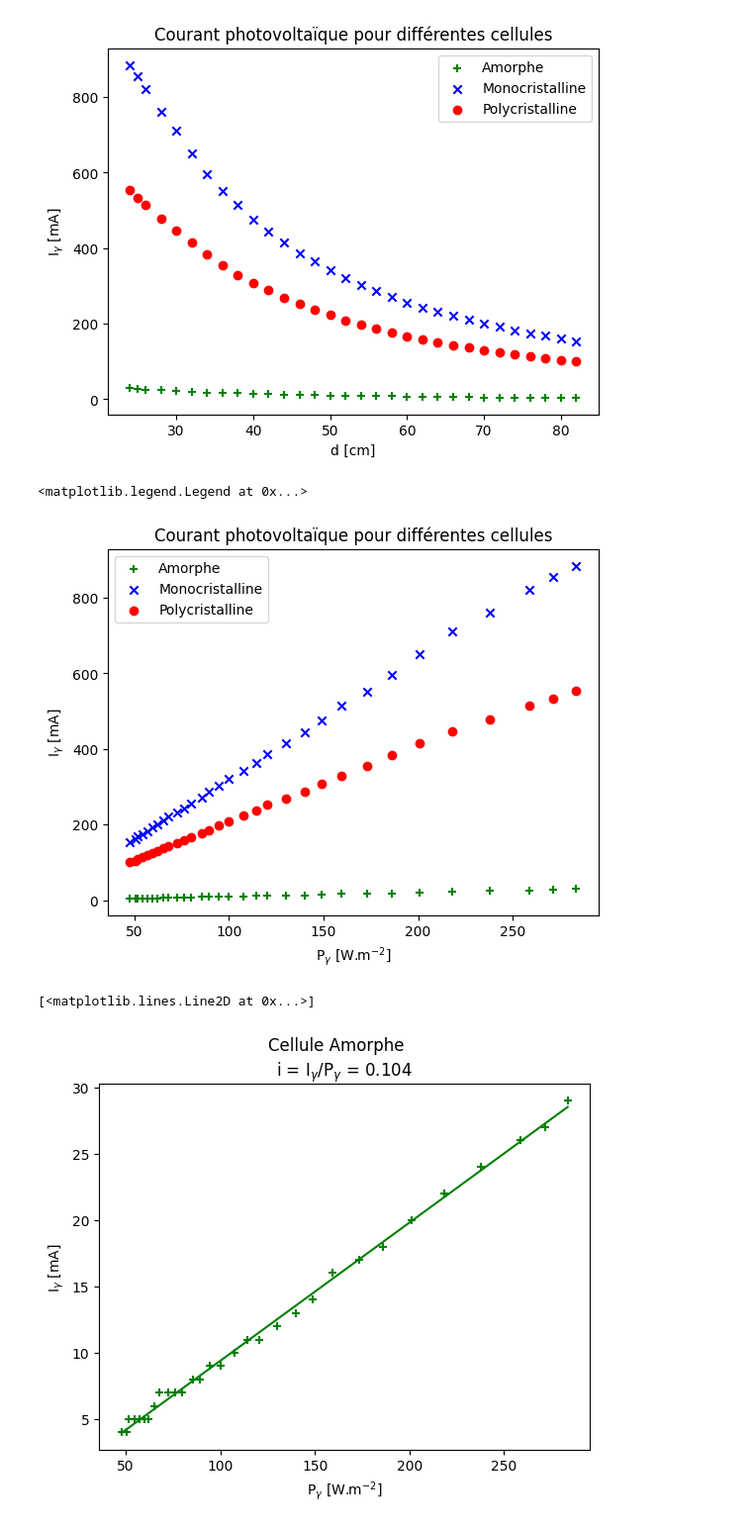
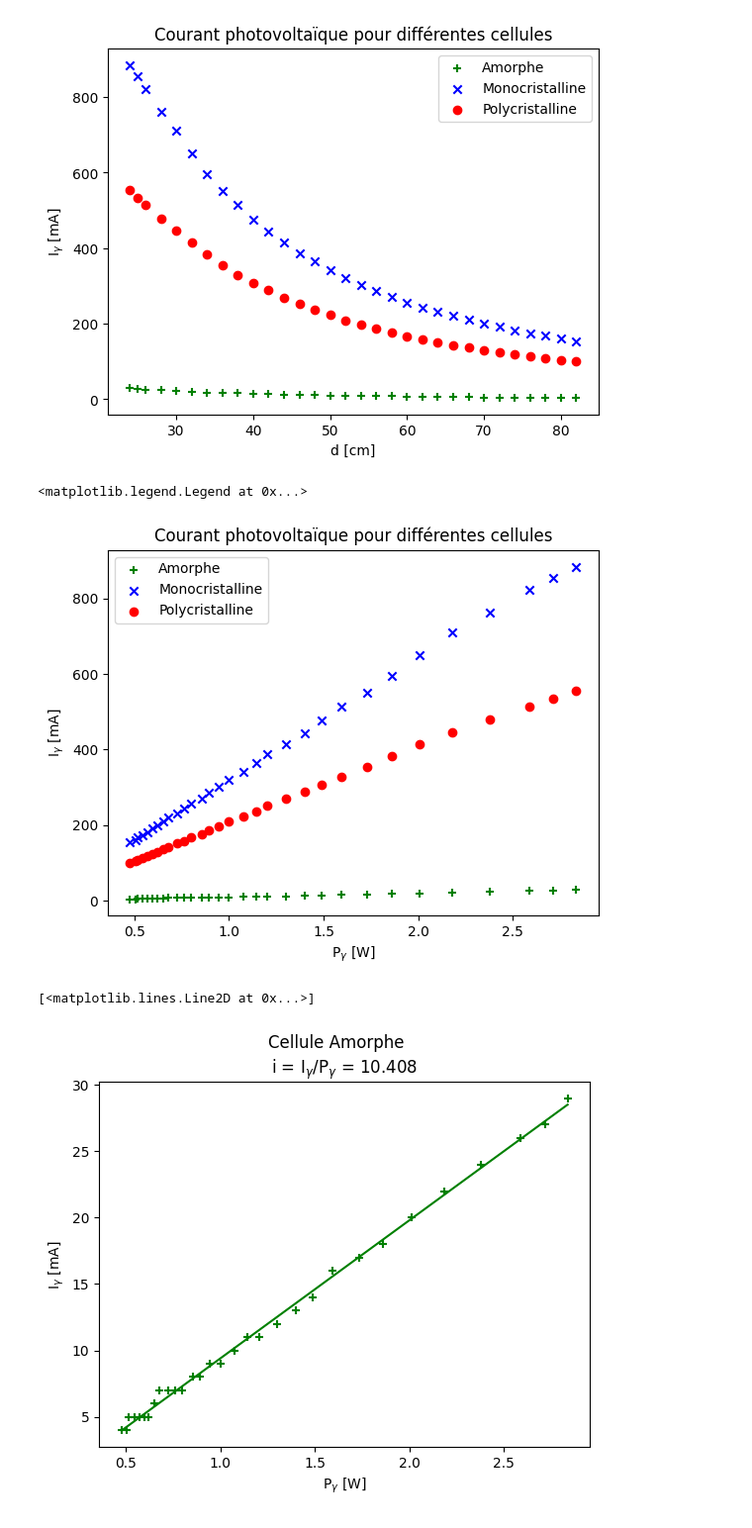
Before and after one commit to TomVdt/TPII-rapports, a Jupyter notebook: 01-J7-energie-solaire/analyse/exp3.ipynb, the cells around one changed output. Shown at 99% size. Drawn from its saved outputs; the diff is of its cells as text; code cells hidden in the pictures.

```diff
--- a/01-J7-energie-solaire/analyse/exp3.ipynb
+++ b/01-J7-energie-solaire/analyse/exp3.ipynb
@@ -13,7 +13,8 @@ import matplotlib.pyplot as plt
 from options import *
 # %%
 rawdata = np.loadtxt("../data/Igamma(d).csv", dtype=float, delimiter=",", skiprows=1)
-Pgamma = np.loadtxt("../data/Pgamma(d).csv", dtype=float, delimiter=",", skiprows=1)
+PgammaS = np.loadtxt("../data/Pgamma(d).csv", dtype=float, delimiter=",", skiprows=1)
+Pgamma = PgammaS * 0.01
 # %%
 plt.scatter(rawdata[:,0], rawdata[:,1], color=colors["A"], marker="+", label="Amorphe")
 plt.scatter(rawdata[:,0], rawdata[:,2], color=colors["M"], marker="x", label="Monocristalline")
@@ -29,27 +30,27 @@ plt.legend()
 plt.scatter(Pgamma[:,1], rawdata[:,1], color=colors["A"], marker="+", label="Amorphe")
 plt.scatter(Pgamma[:,1], rawdata[:,2], color=colors["M"], marker="x", label="Monocristalline")
 plt.scatter(Pgamma[:,1], rawdata[:,3], color=colors["P"], label="Polycristalline")
-plt.xlabel("P$_\gamma$ [W.m$^{-2}$]")
+plt.xlabel("P$_\gamma$ [W]")
 plt.ylabel("I$_\gamma$ [mA]")
 plt.title("Courant photovoltaïque pour différentes cellules")
 plt.legend()
 # %% [output]
 <matplotlib.legend.Legend at 0x...>
-[figure, old version]
+[figure, new version]
 # %%
 coefs_A = np.polyfit(Pgamma[:,1], rawdata[:,1], 1)
 fit_A = np.poly1d(coefs_A)
 
 plt.scatter(Pgamma[:,1], rawdata[:,1], color=colors["A"], marker="+")
-plt.xlabel("P$_\gamma$ [W.m$^{-2}$]")
+plt.xlabel("P$_\gamma$ [W]")
 plt.ylabel("I$_\gamma$ [mA]")
 plt.suptitle("Cellule Amorphe")
 plt.title(f"i = I$_\gamma$/P$_\gamma$ = {round(coefs_A[0],3)}")
 
 plt.plot(Pgamma[:,1], fit_A(Pgamma[:,1]), color=colors["A"])
 # %% [output]
 [<matplotlib.lines.Line2D at 0x...>]
-[figure, old version]
+[figure, new version]
 # %%
 coefs_M = np.polyfit(Pgamma[:,1], rawdata[:,2], 1)
 fit_M = np.poly1d(coefs_M)
```
Also changed, not shown: parts of 2 cells of this notebook, 10 other files.
